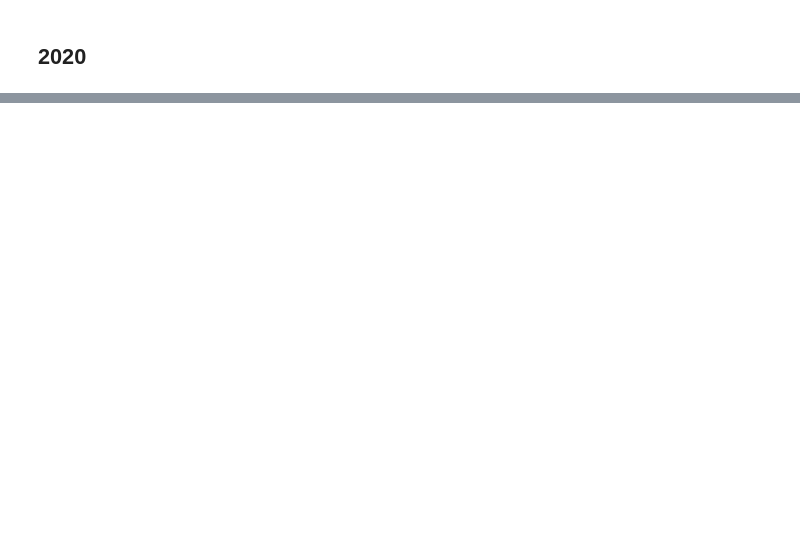
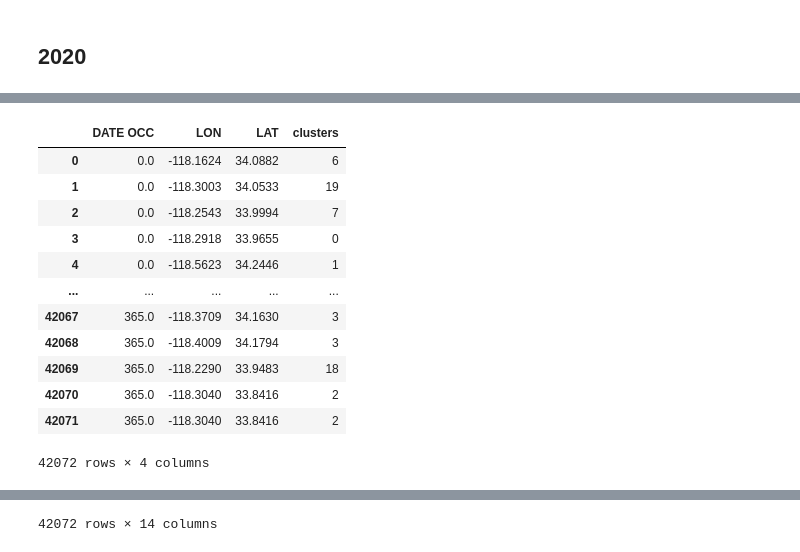
Before and after one commit to 0gwiazda/eksploracja-danych-projekt, a Jupyter notebook: CrimeDataSet_TypicalAndKmeans.ipynb, the cells around one changed output, grey strips where cells are left out. Drawn from its saved outputs; the diff is of its cells as text; code cells hidden in the pictures; blank space fills up the shorter version.

```diff
--- a/CrimeDataSet_TypicalAndKmeans.ipynb
+++ b/CrimeDataSet_TypicalAndKmeans.ipynb
@@ -475,0 +509,35 @@ def calculate_kmeans(clean, n_cliusters):
+# %%
+from sklearn.cluster import KMeans
+
+def calculate_kmeans_3D(clean, n_clusters):
+    data_df, _ = prepare_data_for_kmeans(clean)
+
+    k_means = KMeans(n_clusters=n_clusters)
+    k_means.fit(data_df)
+
+    data_df['clusters'] = k_means.labels_
+
+    return data_df, k_means.cluster_centers_
+
+def calculate_kmeans_2D(clean, n_clusters, column_names=['LON', 'LAT']):
+    data_df, _ = prepare_data_for_kmeans(clean)
+
+    k_means = KMeans(n_clusters=n_clusters)
+    k_means.fit(data_df[column_names])
+
+    data_df['clusters'] = k_means.labels_
+
+    return data_df, k_means.cluster_centers_
+
+def calculate_kmeans_1D(clean, n_clusters, column_name='DATE OCC'):
+    data_df, _ = prepare_data_for_kmeans(clean)
+
+    k_means = KMeans(n_clusters=n_clusters)
+    k_means.fit(data_df[column_name])
+
+    data_col = pd.DataFrame()
+    data_col[column_name] = data_df[column_name].copy()
+
+    data_col['clusters'] = k_means.labels_
+
+    return data_col, k_means.cluster_centers_
@@ -475,0 +592,17 @@ def calculate_kmeans(clean, n_cliusters):
+# %%
+display(data_df)
+display(all_data[2020]["cleans"]["Abuse"])
+# %% [output]
+|  | DATE OCC | LON | LAT | clusters |
+| 0 | 0.0 | -118.1624 | 34.0882 | 6 |
+| 1 | 0.0 | -118.3003 | 34.0533 | 19 |
+| 2 | 0.0 | -118.2543 | 33.9994 | 7 |
+| 3 | 0.0 | -118.2918 | 33.9655 | 0 |
+| 4 | 0.0 | -118.5623 | 34.2446 | 1 |
+| ... | ... | ... | ... | ... |
+| 42067 | 365.0 | -118.3709 | 34.1630 | 3 |
+| 42068 | 365.0 | -118.4009 | 34.1794 | 3 |
+| 42069 | 365.0 | -118.2290 | 33.9483 | 18 |
+| 42070 | 365.0 | -118.3040 | 33.8416 | 2 |
+| 42071 | 365.0 | -118.3040 | 33.8416 | 2 |
+42072 rows × 4 columns
@@ -475,0 +621 @@ def calculate_kmeans(clean, n_cliusters):
+42072 rows × 14 columns
```
Also changed, not shown: parts of 19 cells of this notebook.
